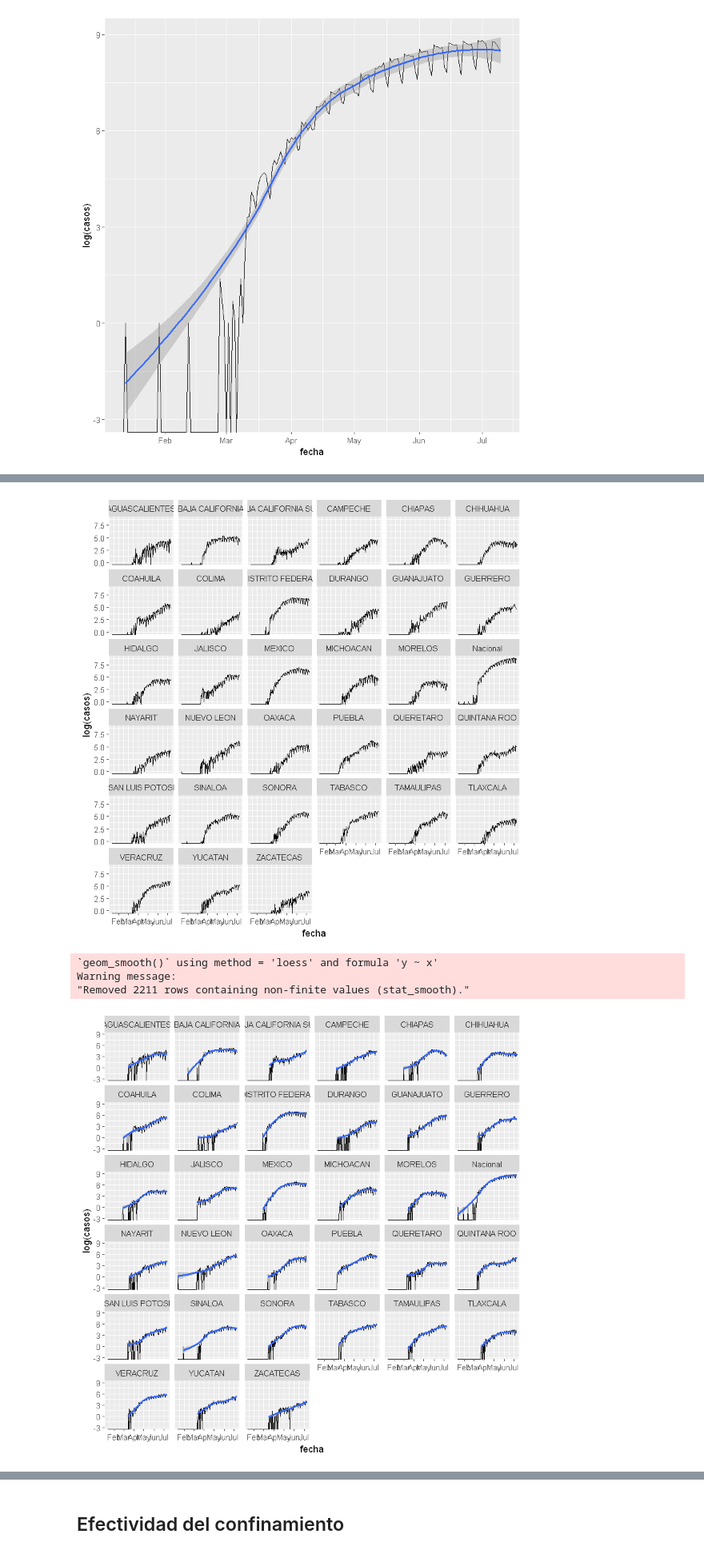
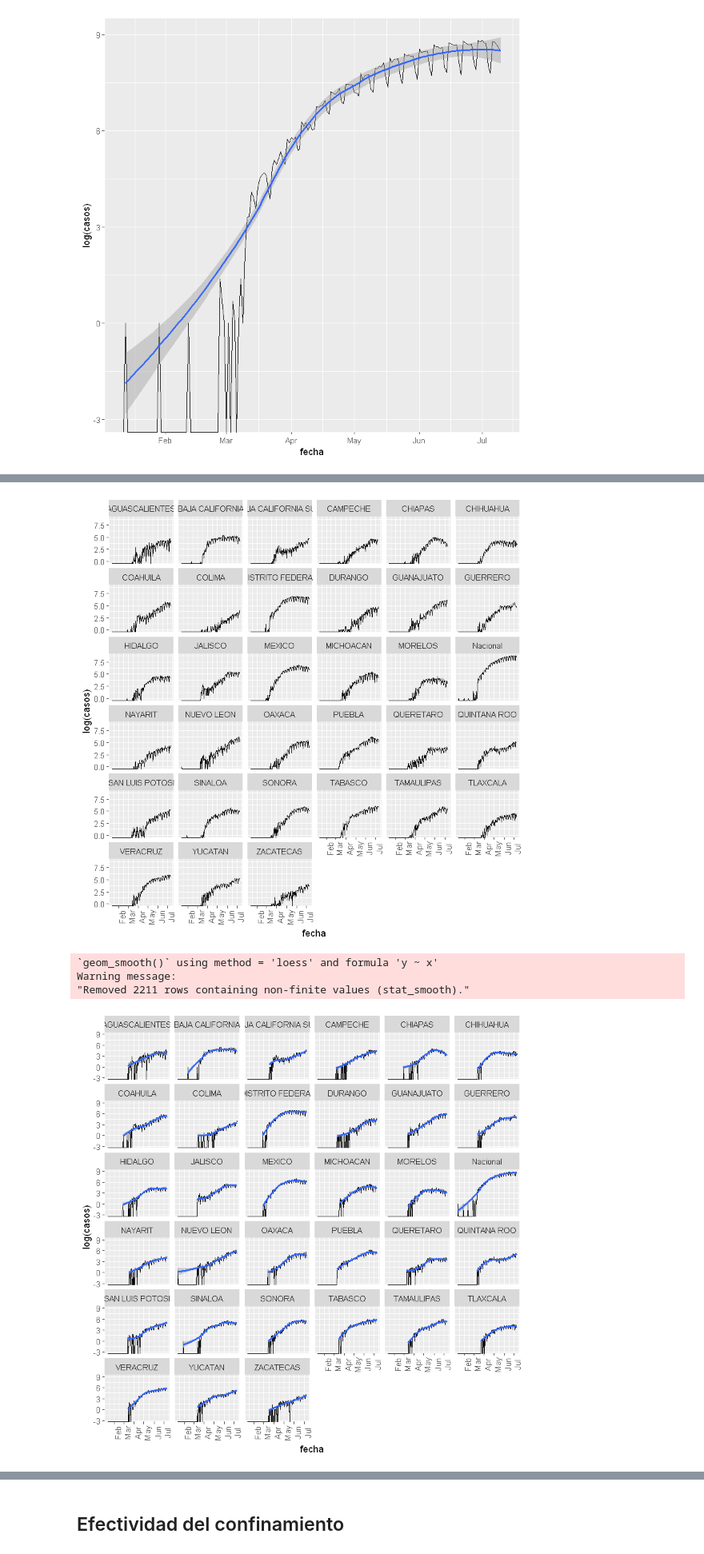
Before and after one commit to prope-2020-gh-classroom/practica-final-por-equipos-verano-2020-itam-vviiccttoorr, a Jupyter notebook: practica_final_equipo_4.ipynb, the cells around one changed output, grey strips where cells are left out. Shown: that part at 80% size. Drawn from its saved outputs; the diff is of its cells as text; code cells hidden in the pictures.

```diff
--- a/practica_final_equipo_4.ipynb
+++ b/practica_final_equipo_4.ipynb
@@ -165,16 +192,18 @@ ggplot(data=df_long, aes(x= fecha, y=casos)) +
 # %%
 ggplot(data=df_long, aes(x= fecha, y=log(casos))) +
     geom_line() +
+    theme(axis.text.x = element_text(angle = 90))+
     facet_wrap(~estado)
 # %% [output]
-[figure, old version]
+[figure, new version]
 # %%
 ggplot(data=df_long, aes(x= fecha, y=log(casos))) +
     geom_line() +
     geom_smooth() +
+    theme(axis.text.x = element_text(angle = 90))+
     facet_wrap(~estado)
 # %% [output]
 `geom_smooth()` using method = 'loess' and formula 'y ~ x'
 Warning message:
 "Removed 2211 rows containing non-finite values (stat_smooth)."
-[figure, old version]
+[figure, new version]
```
Also changed, not shown: parts of 46 cells of this notebook.
